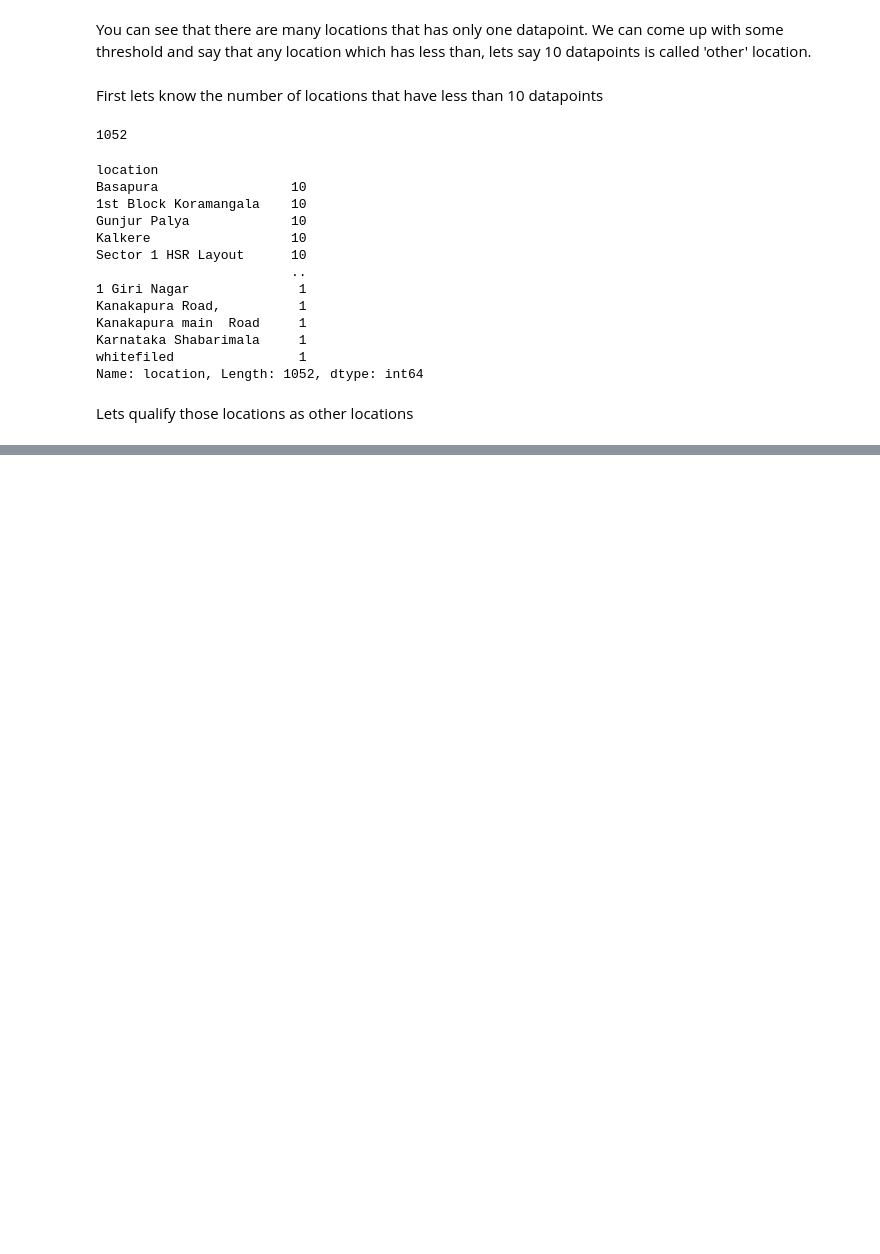
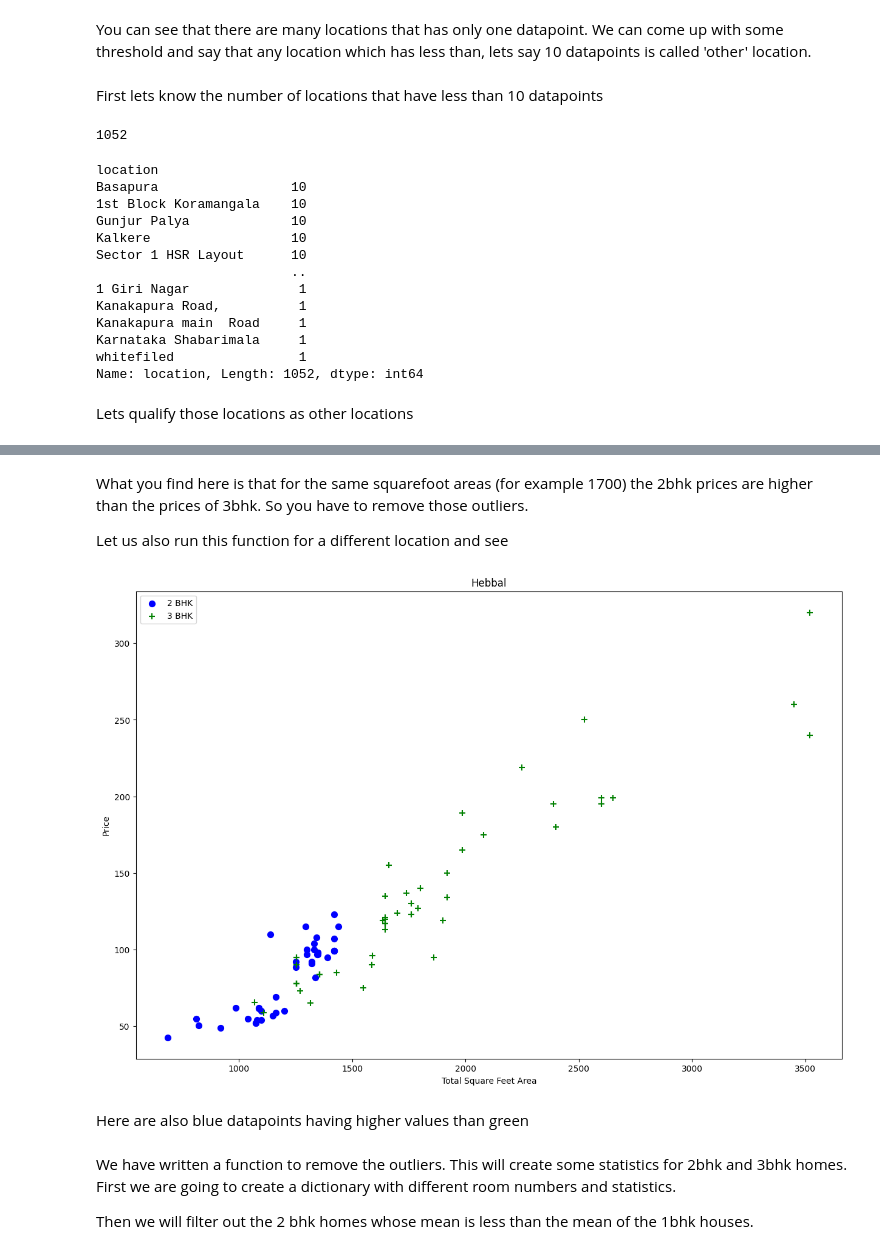
Before and after one commit to NisalaTharakaPerera/BangaloreHomePricePrediction, a Jupyter notebook: BangaloreHousePrediction.ipynb, the cells around one changed output, grey strips where cells are left out. Saved outputs shown, nothing was run; the diff lists cells and outputs as text; code cells hidden in the pictures; blank space fills up the shorter version.

```diff
--- a/BangaloreHousePrediction.ipynb
+++ b/BangaloreHousePrediction.ipynb
@@ -417,0 +446,15 @@ def remove_pps_outliers(df):
+# %% [markdown]
+What you find here is that for the same squarefoot areas (for example 1700) the 2bhk prices are higher than the prices of 3bhk. So you have to remove those outliers.
+
+Let us also run this function for a different location and see
+# %%
+plot_scatter_chart(df7, "Hebbal")
+# %% [output]
+[figure, added]
+# %% [markdown]
+Here are also blue datapoints having higher values than green
+# %% [markdown]
+We have written a function to remove the outliers. This will create some statistics for 2bhk and 3bhk homes.
+First we are going to create a dictionary with different room numbers and statistics.
+
+Then we will filter out the 2 bhk homes whose mean is less than the mean of the 1bhk houses.
```
Also changed, not shown: parts of 60 cells of this notebook.
